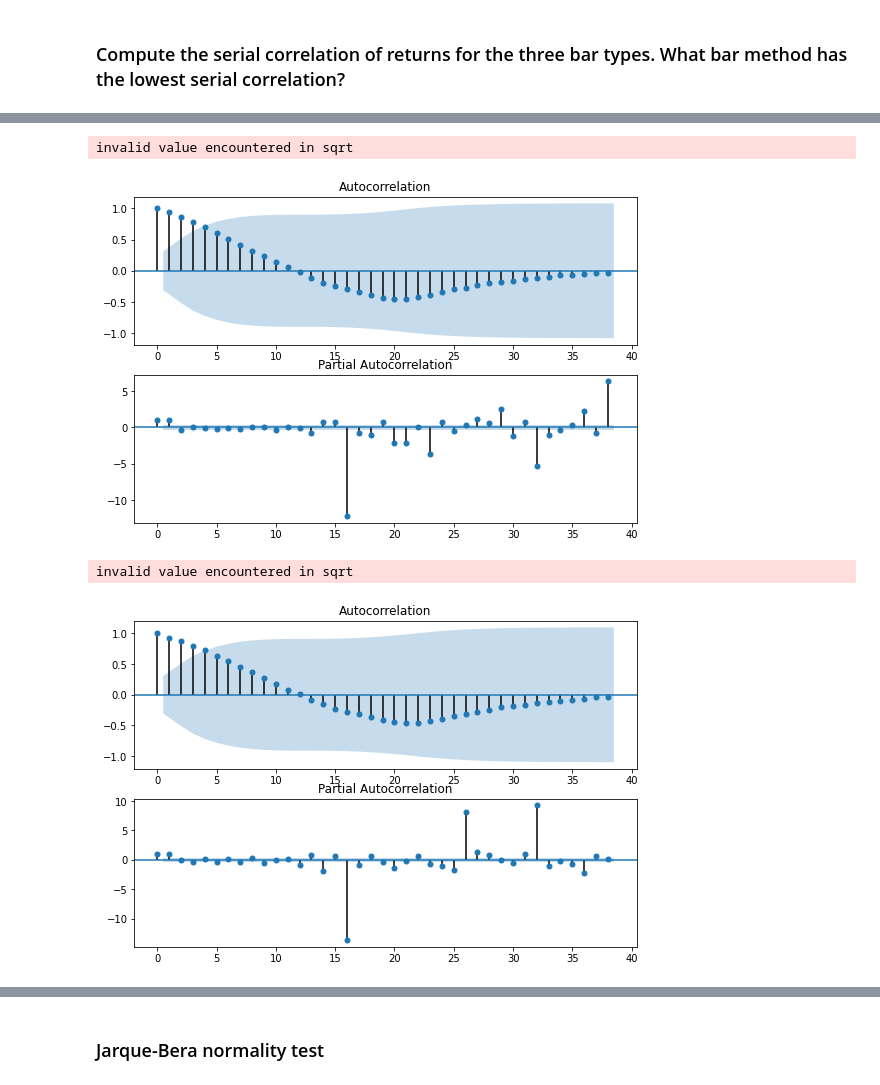
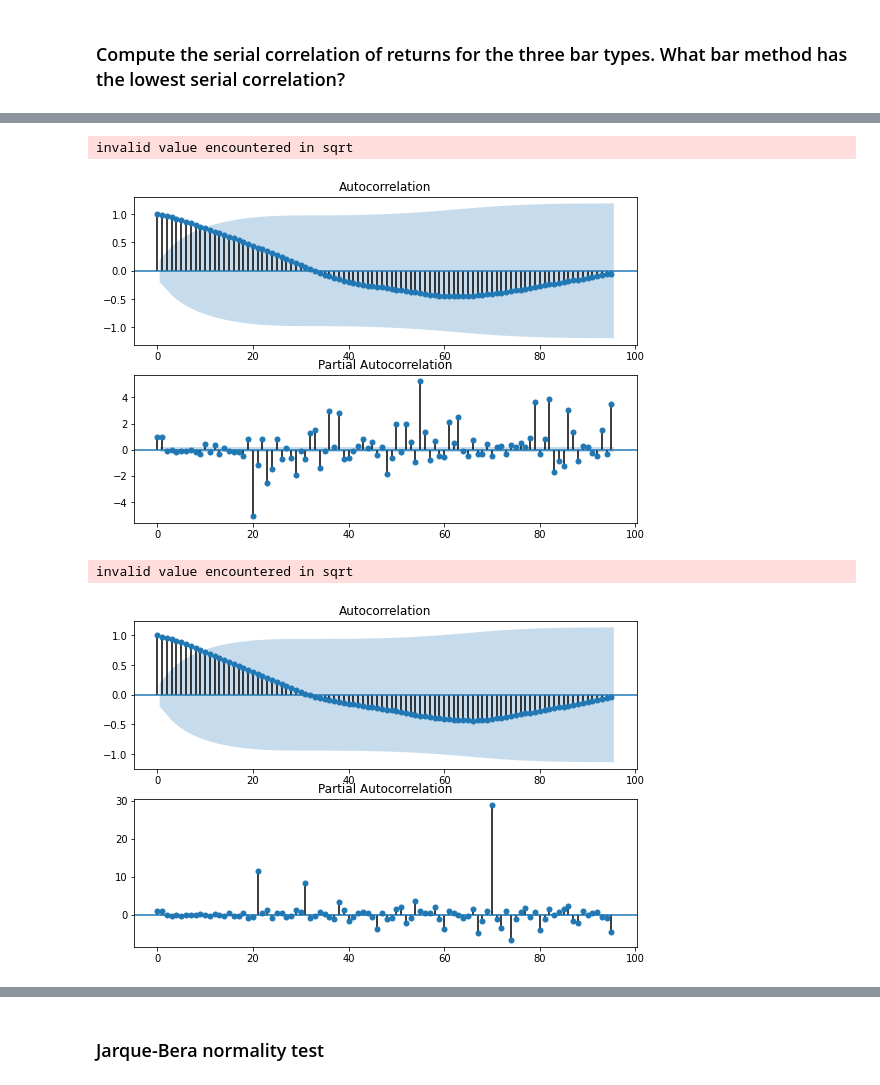
Before and after one commit to AndreiZoltan/freqml, a Jupyter notebook: notebooks/Chapter2.ipynb, the cells around one changed output, grey strips where cells are left out. Drawn from its saved outputs; the diff is of its cells as text; code cells hidden in the pictures.

```diff
--- a/notebooks/Chapter2.ipynb
+++ b/notebooks/Chapter2.ipynb
@@ -16,3 +17,7 @@ df = read("ETH")
+# %%
+client = Client(key, secret)
+# %%
+df = fm.load_dataset(client)
 # %%
 df.shape
 # %% [output]
@@ -95,3 +98,5 @@ df = read("ETH")
+# %%
+df = fm.load_dataset(client)
 # %%
 df.bars.period
 # %% [output]
@@ -99,4 +104,4 @@ Timedelta('1 days 17:33:47.500000')
 # %%
-df_TB = df.bars.TB(10000)
+df_TB = df.bars.TB(1800)
 df_TB.shape
 # %% [output]
@@ -126,21 +123,21 @@ df_TB['open'].autocorr(lag=1)
 # %%
 fig = plt.figure(figsize=(9, 6))
 ax1 = fig.add_subplot(211)
-fig = sm.graphics.tsa.plot_acf(df_TB['open'], lags=38, ax=ax1)
+fig = sm.graphics.tsa.plot_acf(df_TB['open'], lags=95, ax=ax1)
 ax2 = fig.add_subplot(212)
-fig = sm.graphics.tsa.plot_pacf(df_TB['open'], lags=38, ax=ax2)
+fig = sm.graphics.tsa.plot_pacf(df_TB['open'], lags=95, ax=ax2)
 # %% [output]
 invalid value encountered in sqrt
-[figure, old version]
+[figure, new version]
 # %%
 fig = plt.figure(figsize=(9, 6))
 ax1 = fig.add_subplot(211)
-fig = sm.graphics.tsa.plot_acf(df_VB['open'], lags=38, ax=ax1)
+fig = sm.graphics.tsa.plot_acf(df_VB['open'], lags=95, ax=ax1)
 ax2 = fig.add_subplot(212)
-fig = sm.graphics.tsa.plot_pacf(df_VB['open'], lags=38, ax=ax2)
+fig = sm.graphics.tsa.plot_pacf(df_VB['open'], lags=95, ax=ax2)
 # %% [output]
 invalid value encountered in sqrt
-[figure, old version]
+[figure, new version]
 # %%
 fig = plt.figure(figsize=(9, 6))
 ax1 = fig.add_subplot(211)
```
Also changed, not shown: parts of 22 cells of this notebook, 4 other files.
